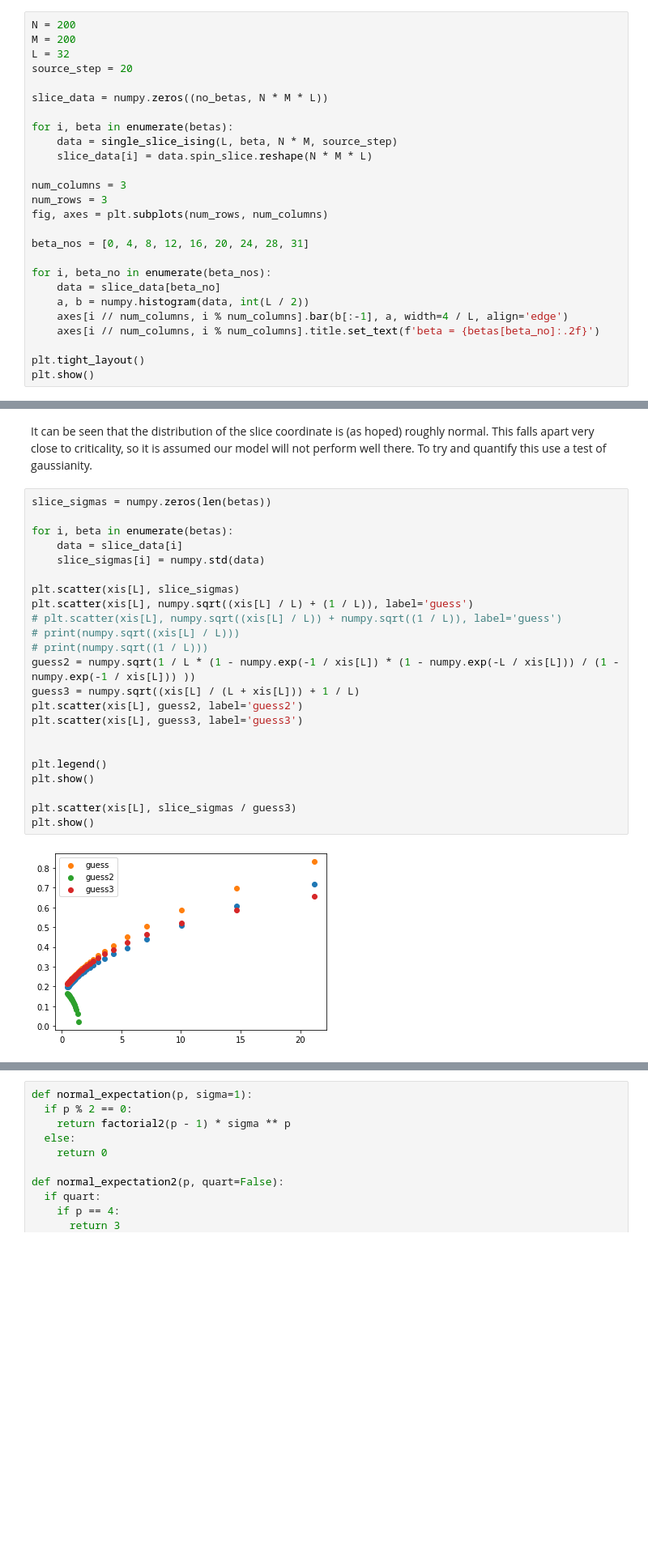
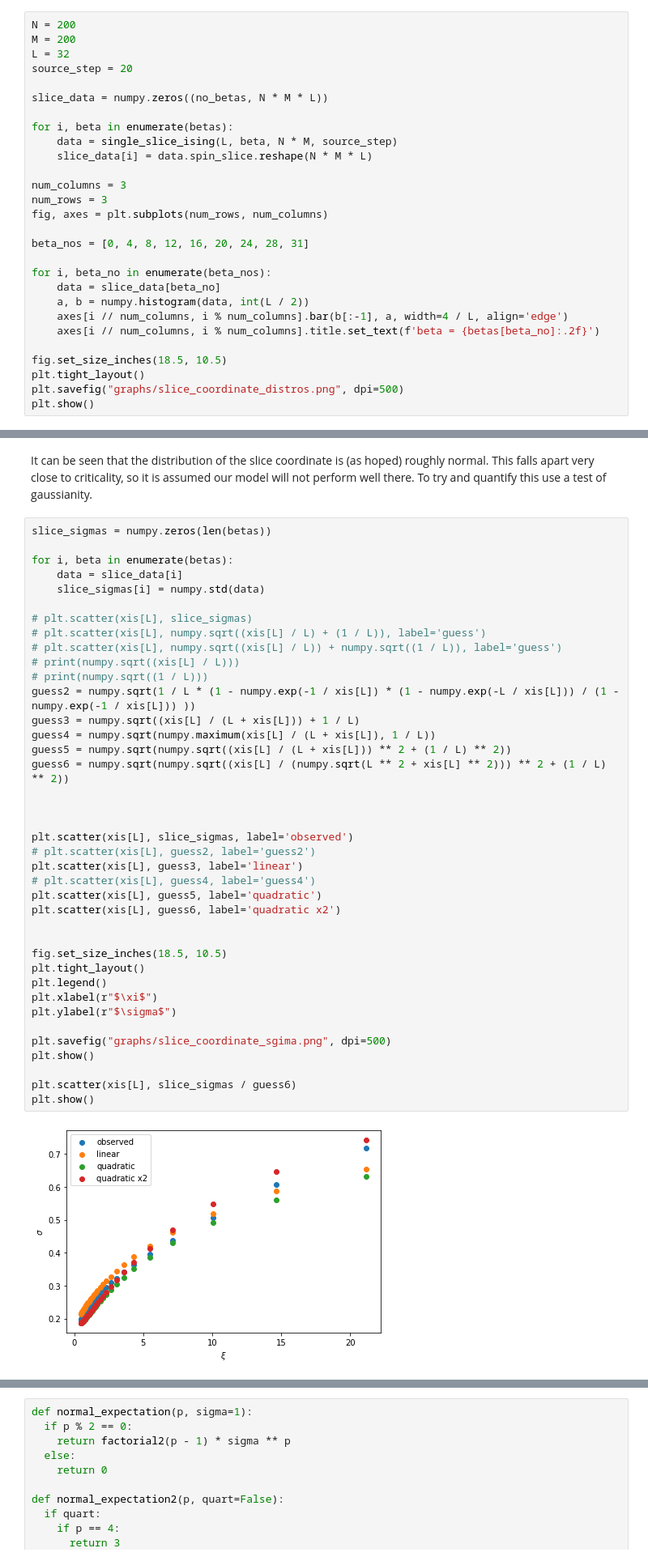
Before and after one commit to BenKMorley/Multilevel_notebook, a Jupyter notebook: Multilevel_Ising.ipynb, the cells around one changed output, grey strips where cells are left out. Shown at 81% size. Cells and saved outputs as stored; diff of their text form; blank space fills up the shorter version.

```diff
--- a/Multilevel_Ising.ipynb
+++ b/Multilevel_Ising.ipynb
@@ -1169,6 +1169,8 @@ for i, beta_no in enumerate(beta_nos):
     axes[i // num_columns, i % num_columns].bar(b[:-1], a, width=4 / L, align='edge')
     axes[i // num_columns, i % num_columns].title.set_text(f'beta = {betas[beta_no]:.2f}')
 
+fig.set_size_inches(18.5, 10.5)
 plt.tight_layout()
+plt.savefig("graphs/slice_coordinate_distros.png", dpi=500)
 plt.show()
 # %% [output]
@@ -1178,25 +1180,41 @@ It can be seen that the distribution of the slice coordinate is (as hoped) rough
 # %%
 slice_sigmas = numpy.zeros(len(betas))
 
 for i, beta in enumerate(betas):
     data = slice_data[i]
     slice_sigmas[i] = numpy.std(data)
 
-plt.scatter(xis[L], slice_sigmas)
-plt.scatter(xis[L], numpy.sqrt((xis[L] / L) + (1 / L)), label='guess')
+# plt.scatter(xis[L], slice_sigmas)
+# plt.scatter(xis[L], numpy.sqrt((xis[L] / L) + (1 / L)), label='guess')
 # plt.scatter(xis[L], numpy.sqrt((xis[L] / L)) + numpy.sqrt((1 / L)), label='guess')
 # print(numpy.sqrt((xis[L] / L)))
 # print(numpy.sqrt((1 / L)))
 guess2 = numpy.sqrt(1 / L * (1 - numpy.exp(-1 / xis[L]) * (1 - numpy.exp(-L / xis[L])) / (1 - numpy.exp(-1 / xis[L])) ))
 guess3 = numpy.sqrt((xis[L] / (L + xis[L])) + 1 / L)
-plt.scatter(xis[L], guess2, label='guess2')
-plt.scatter(xis[L], guess3, label='guess3')
+guess4 = numpy.sqrt(numpy.maximum(xis[L] / (L + xis[L]), 1 / L))
+guess5 = numpy.sqrt(numpy.sqrt((xis[L] / (L + xis[L])) ** 2 + (1 / L) ** 2))
+guess6 = numpy.sqrt(numpy.sqrt((xis[L] / (numpy.sqrt(L ** 2 + xis[L] ** 2))) ** 2 + (1 / L) ** 2))
 
 
+
+plt.scatter(xis[L], slice_sigmas, label='observed')
+# plt.scatter(xis[L], guess2, label='guess2')
+plt.scatter(xis[L], guess3, label='linear')
+# plt.scatter(xis[L], guess4, label='guess4')
+plt.scatter(xis[L], guess5, label='quadratic')
+plt.scatter(xis[L], guess6, label='quadratic x2')
+
+
+fig.set_size_inches(18.5, 10.5)
+plt.tight_layout()
 plt.legend()
+plt.xlabel(r"$\xi$")
+plt.ylabel(r"$\sigma$")
+
+plt.savefig("graphs/slice_coordinate_sgima.png", dpi=500)
 plt.show()
 
-plt.scatter(xis[L], slice_sigmas / guess3)
+plt.scatter(xis[L], slice_sigmas / guess6)
 plt.show()
 # %% [output]
-[figure, old version]
+[figure, new version]
```
Also changed, not shown: parts of 3 cells of this notebook.
